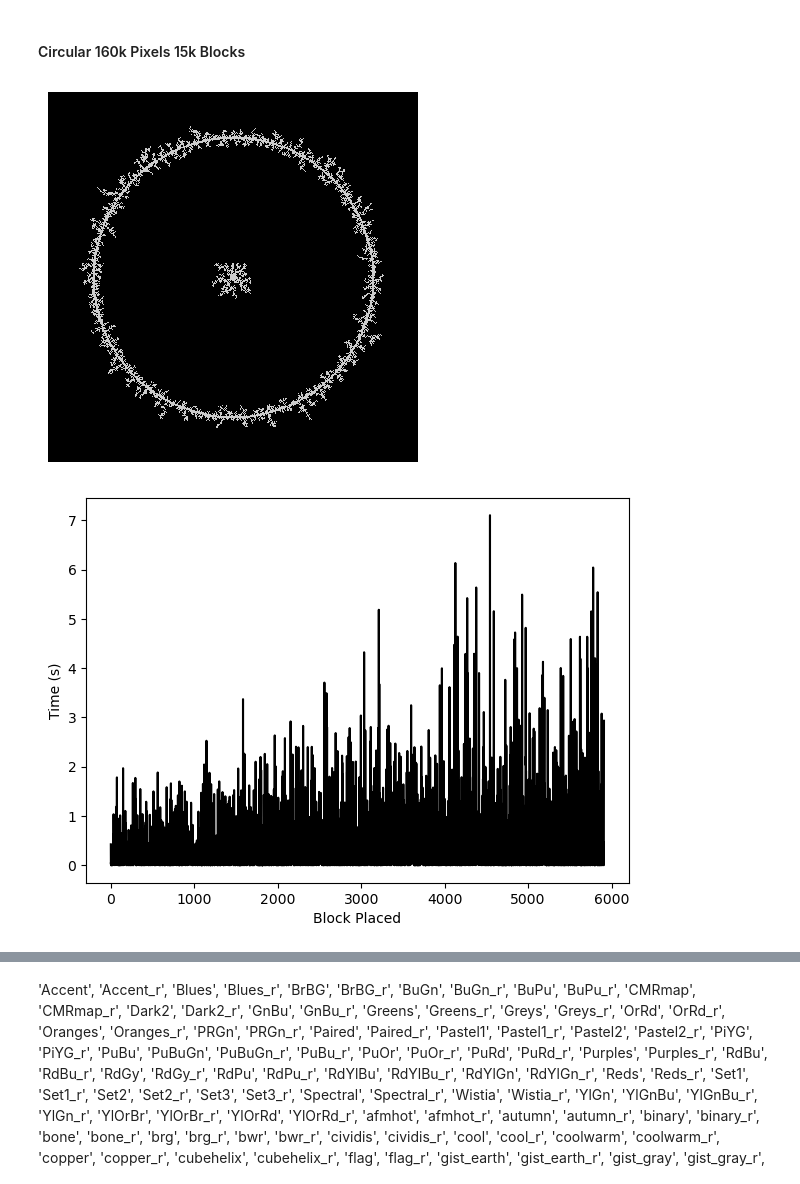
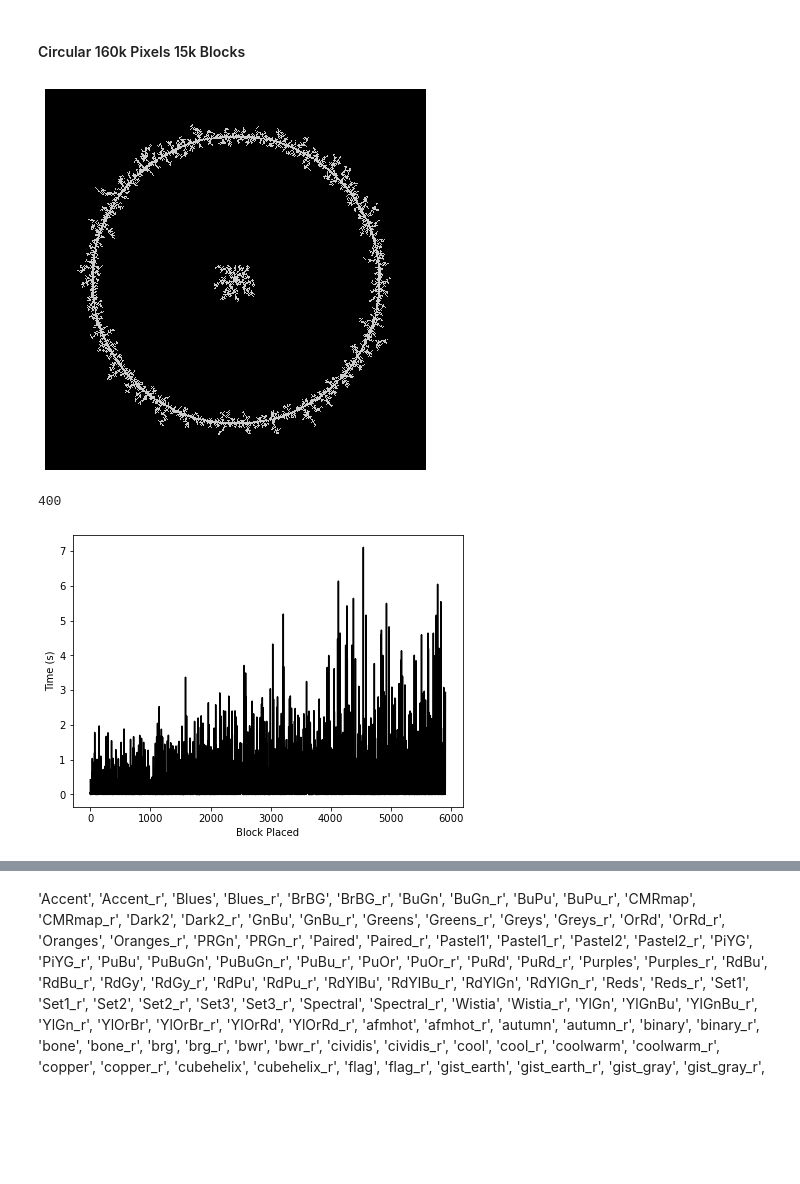
Before and after one commit to ericcblow/MiscMath, a Jupyter notebook: DLA_InterestingStarting.ipynb, the cells around one changed output, grey strips where cells are left out. Saved outputs shown, nothing was run; the diff lists cells and outputs as text; code cells hidden in the pictures; blank space fills up the shorter version.

```diff
--- a/DLA_InterestingStarting.ipynb
+++ b/DLA_InterestingStarting.ipynb
@@ -546,7 +546,7 @@ usedIndices = get_used_indicies(isBlock)
 # Time for that block to walk until it hits an existing block
 
 # How many blocks to play
-totalBlock = 15000-5909
+totalBlock = 15000-5909-3999
 
 #init
 attempt_arr = []
@@ -571,10 +571,10 @@ for n in range(totalBlock):
     if n % 10 == 9:
         display.clear_output()
         #Save isBlock, allowing for this to be done over multiple execs
-        with open("./DLA/CircleisBlock.csv", mode="w", newline="") as file:
+        with open("./DLA/Circle160kPixels15kBlocks.csv", mode="w", newline="") as file:
             writer = csv.writer(file)
             writer.writerows(isBlock)
-        with open("./DLA/CircleisBlock_info.csv", mode="w", newline="") as file:
+        with open("./DLA/Circle160kPixels15kBlocks_info.csv", mode="w", newline="") as file:
             writer = csv.writer(file)
             writer.writerows([attempt_arr])
             writer.writerows([timeWalked_arr])
@@ -584,10 +584,10 @@ for n in range(totalBlock):
 
 display.clear_output()
 #Save isBlock, allowing for this to be done over multiple execs
-with open("./DLA/CircleisBlock.csv", mode="w", newline="") as file:
+with open("./DLA/Circle160kPixels15kBlocks.csv", mode="w", newline="") as file:
     writer = csv.writer(file)
     writer.writerows(isBlock)
-with open("./DLA/CircleisBlock_info.csv", mode="w", newline="") as file:
+with open("./DLA/Circle160kPixels15kBlocks_info.csv", mode="w", newline="") as file:
     writer = csv.writer(file)
     writer.writerows([attempt_arr])
     writer.writerows([timeWalked_arr])
@@ -606,16 +605,0 @@ plt.show()
-# %%
-# Read the data
-
-with open("./DLA/Circle40kPixels8kBlocks.csv", mode="r") as file:
-    reader = csv.reader(file)
-    data1 = [list(map(float, row)) for row in reader]
-
-# Split into separate matrices
-isBlock = data1[:]
-
-with open("./DLA/Circle40kPixels8kBlocks_info.csv", mode="r") as file:
-    reader = csv.reader(file)
-    data2 = [list(map(float, row)) for row in reader]
-
-attempt_arr = data2[0]
-timeWalked_arr = data2[1]
@@ -681,12 +658,14 @@ with open("./DLA/Circle160kPixels15kBlocks_info.csv", mode="r") as file:
 attempt_arr = data2[0]
 timeWalked_arr = data2[1]
 # %%
+plt.figure(figsize=(7,7))
 plt.imshow(isBlock, cmap='nipy_spectral', interpolation='nearest')
 plt.axis('off')
 plt.savefig('./DLA/Circle160kPixels15kBlocks')
 plt.show()
 # %% [output]
-[figure, old version]
+[figure, new version]
+400
 # %%
 plt.figure(figsize=(7,5))
 plt.plot(range(len(timeWalked_arr)),timeWalked_arr, color = 'k')
@@ -695,7 +674,7 @@ plt.xlabel('Block Placed')
 # plt.xlim(0,20)
 plt.show()
 # %% [output]
-[figure, old version]
+[figure, new version]
 # %%
 plt.figure(figsize=(7,5))
 plt.plot(range(len(timeWalked_arr)),np.cumsum(timeWalked_arr), color = 'k')
```
Also changed, not shown: parts of 9 cells of this notebook, 7 other files.
